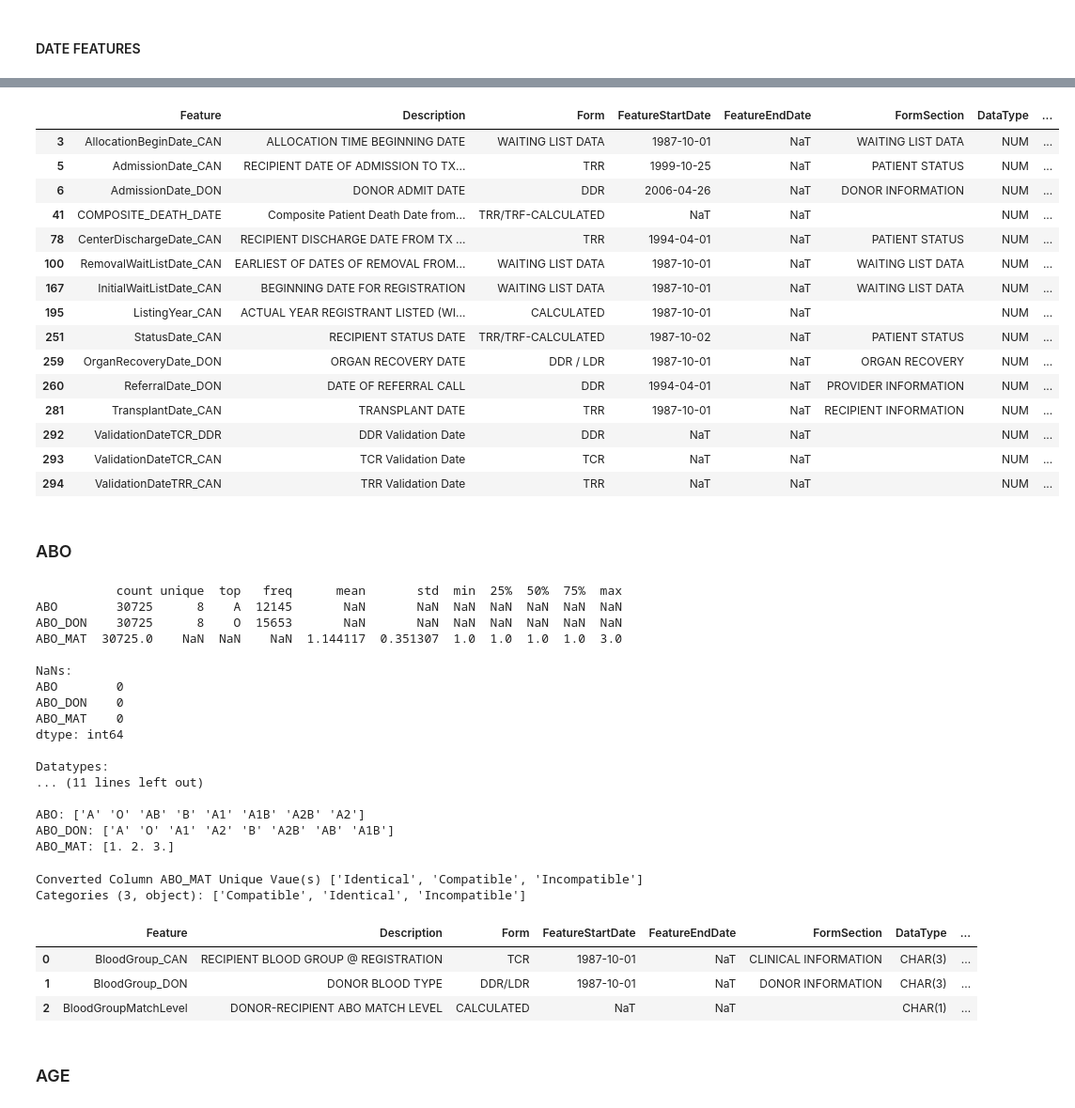
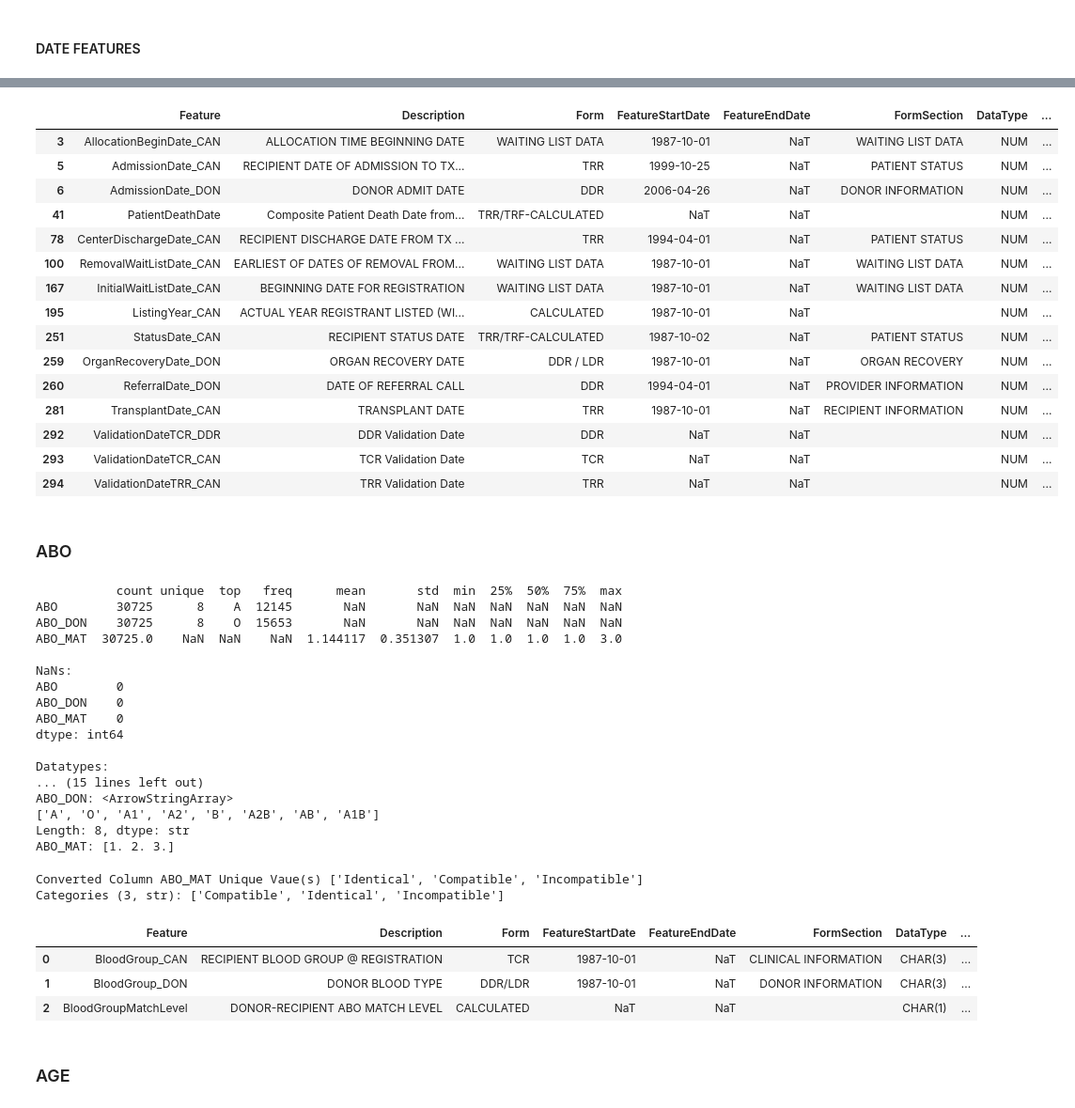
Before and after one commit to SirErikPak/UNOS, a Jupyter notebook: Notebook/A_WranglePrep.ipynb, the cells around one changed output, grey strips where cells are left out. Shown at 94% size. Drawn from its saved outputs; the diff is of its cells as text; code cells hidden in the pictures.

```diff
--- a/Notebook/A_WranglePrep.ipynb
+++ b/Notebook/A_WranglePrep.ipynb
@@ -875,23 +894,24 @@ for col in convertDate:
 # %%
 # mapping
 colMap = {'ACTIVATE_DATE': 'AllocationBeginDate_CAN', 'ADMISSION_DATE':'AdmissionDate_CAN', 'ADMIT_DATE_DON':'AdmissionDate_DON',
           'VAL_DT_TCR':'ValidationDateTCR_CAN','VAL_DT_TRR':'ValidationDateTRR_CAN', 'VAL_DT_DDR':'ValidationDateTCR_DDR','LISTYR':'ListingYear_CAN',
           'DISCHARGE_DATE':'CenterDischargeDate_CAN', 'END_DATE':'RemovalWaitListDate_CAN', 'INIT_DATE':'InitialWaitListDate_CAN',
-          'PX_STAT_DATE':'StatusDate_CAN', 'RECOVERY_DATE_DON':'OrganRecoveryDate_DON', 'REFERRAL_DATE':'ReferralDate_DON', 'TX_DATE':'TransplantDate_CAN'}
+          'PX_STAT_DATE':'StatusDate_CAN', 'RECOVERY_DATE_DON':'OrganRecoveryDate_DON', 'REFERRAL_DATE':'ReferralDate_DON', 'TX_DATE':'TransplantDate_CAN',
+          'COMPOSITE_DEATH_DATE': 'PatientDeathDate'}
 
 # update column names & data dictionary
 df, df_dict = uf.mapping_data_and_dictionary(df, df_dict, colMap, idx, feature_info='DateTime', txt='mm/dd/yyyy')
 df_dict = uf.update_dictionary_information(df_dict, [192], txt=f"YYYY")
 df_dict = uf.update_dictionary_information(df_dict, [288,289,290], txt=f"ddmonthyyyy:time").copy()
 
 # display
 df_dict.iloc[idx]
 # %% [output]
 |  | Feature | Description | Form | FeatureStartDate | FeatureEndDate | FormSection | DataType | ... |
 | 3 | AllocationBeginDate_CAN | ALLOCATION TIME BEGINNING DATE | WAITING LIST DATA | 1987-10-01 | NaT | WAITING LIST DATA | NUM | ... |
 | 5 | AdmissionDate_CAN | RECIPIENT DATE OF ADMISSION TO TX... | TRR | 1999-10-25 | NaT | PATIENT STATUS | NUM | ... |
 | 6 | AdmissionDate_DON | DONOR ADMIT DATE | DDR | 2006-04-26 | NaT | DONOR INFORMATION | NUM | ... |
-| 41 | COMPOSITE_DEATH_DATE | Composite Patient Death Date from... | TRR/TRF-CALCULATED | NaT | NaT |  | NUM | ... |
+| 41 | PatientDeathDate | Composite Patient Death Date from... | TRR/TRF-CALCULATED | NaT | NaT |  | NUM | ... |
 | 78 | CenterDischargeDate_CAN | RECIPIENT DISCHARGE DATE FROM TX ... | TRR | 1994-04-01 | NaT | PATIENT STATUS | NUM | ... |
 | 100 | RemovalWaitListDate_CAN | EARLIEST OF DATES OF REMOVAL FROM... | WAITING LIST DATA | 1987-10-01 | NaT | WAITING LIST DATA | NUM | ... |
 | 167 | InitialWaitListDate_CAN | BEGINNING DATE FOR REGISTRATION | WAITING LIST DATA | 1987-10-01 | NaT | WAITING LIST DATA | NUM | ... |
@@ -921,10 +941,10 @@ ABO_MAT    0
 dtype: int64
 
 Datatypes:
-... (11 lines left out)
-
-ABO: ['A' 'O' 'AB' 'B' 'A1' 'A1B' 'A2B' 'A2']
-ABO_DON: ['A' 'O' 'A1' 'A2' 'B' 'A2B' 'AB' 'A1B']
+... (15 lines left out)
+ABO_DON: <ArrowStringArray>
+['A', 'O', 'A1', 'A2', 'B', 'A2B', 'AB', 'A1B']
+Length: 8, dtype: str
 ABO_MAT: [1. 2. 3.]
 # %%
 # update to integer
@@ -950,7 +970,7 @@ df = uf.convert_to_category(df, list(colMap.values()))
 df_dict.loc[idx]
 # %% [output]
 Converted Column ABO_MAT Unique Vaue(s) ['Identical', 'Compatible', 'Incompatible']
-Categories (3, object): ['Compatible', 'Identical', 'Incompatible']
+Categories (3, str): ['Compatible', 'Identical', 'Incompatible']
 |  | Feature | Description | Form | FeatureStartDate | FeatureEndDate | FormSection | DataType | ... |
 | 0 | BloodGroup_CAN | RECIPIENT BLOOD GROUP @ REGISTRATION | TCR | 1987-10-01 | NaT | CLINICAL INFORMATION | CHAR(3) | ... |
 | 1 | BloodGroup_DON | DONOR BLOOD TYPE | DDR/LDR | 1987-10-01 | NaT | DONOR INFORMATION | CHAR(3) | ... |
```
Also changed, not shown: parts of 189 cells of this notebook, 11 other files.
